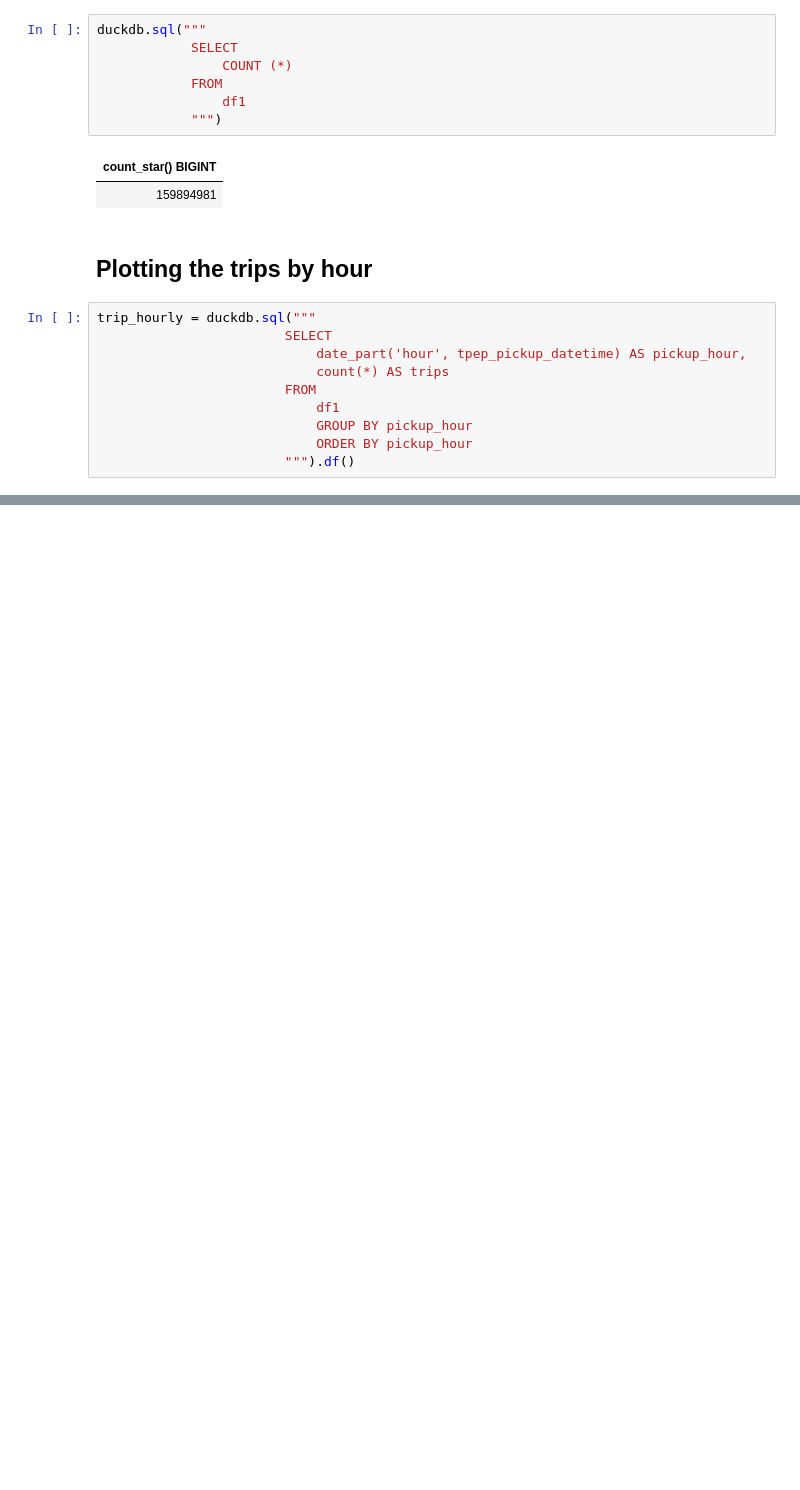
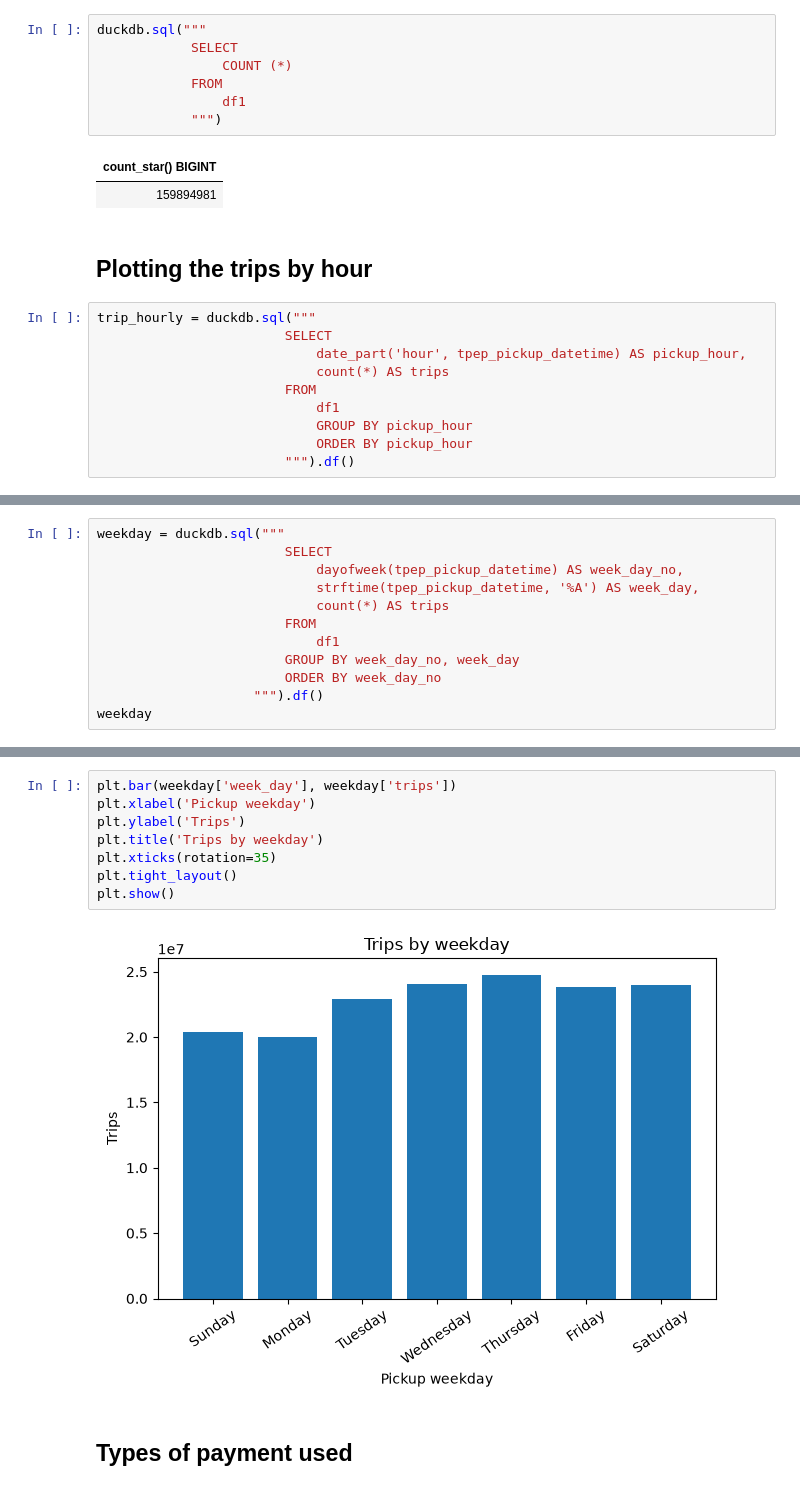
Before and after one commit to ajinikhil/NYC_jaune_taxi_analysis, a Jupyter notebook: NYC_jaune_taxi_analysis/analysis/cleaning.ipynb, the cells around one changed output, grey strips where cells are left out. Cells and saved outputs as stored; diff of their text form; blank space fills up the shorter version.

```diff
--- a/NYC_jaune_taxi_analysis/analysis/cleaning.ipynb
+++ b/NYC_jaune_taxi_analysis/analysis/cleaning.ipynb
@@ -132,0 +162,12 @@ TypeError: plot() got an unexpected keyword argument 'x'
+# %%
+weekday = duckdb.sql("""
+                        SELECT
+                            dayofweek(tpep_pickup_datetime) AS week_day_no,
+                            strftime(tpep_pickup_datetime, '%A') AS week_day,
+                            count(*) AS trips
+                        FROM
+                            df1
+                        GROUP BY week_day_no, week_day
+                        ORDER BY week_day_no
+                    """).df()
+weekday
@@ -132,0 +183,12 @@ TypeError: plot() got an unexpected keyword argument 'x'
+# %%
+plt.bar(weekday['week_day'], weekday['trips'])
+plt.xlabel('Pickup weekday')
+plt.ylabel('Trips')
+plt.title('Trips by weekday')
+plt.xticks(rotation=35)
+plt.tight_layout()
+plt.show()
+# %% [output]
+[figure, added]
+# %% [markdown]
+## Types of payment used
```
Also changed, not shown: parts of 12 cells of this notebook.
